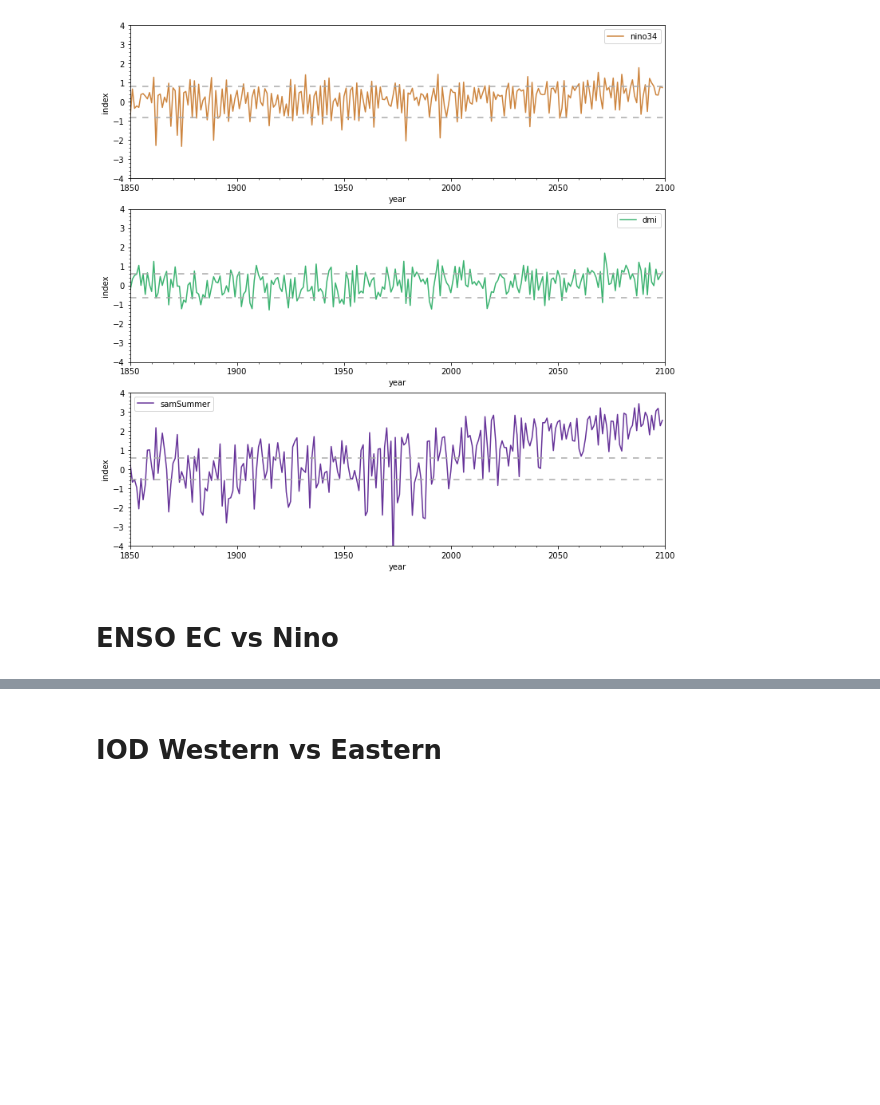
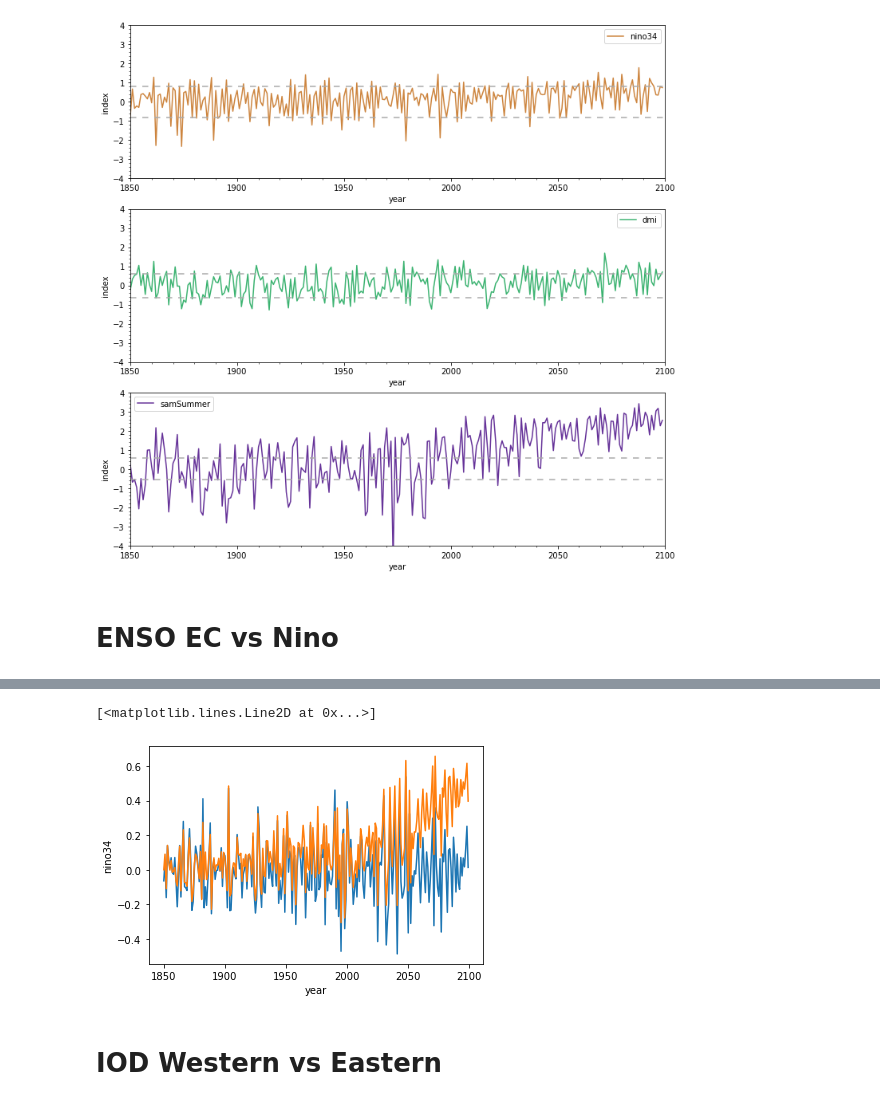
Before and after one commit to anton-seaice/compound, a Jupyter notebook: cmipIndeces.ipynb, the cells around one changed output, grey strips where cells are left out. Cells and saved outputs as stored; diff of their text form; code cells hidden in the pictures; blank space fills up the shorter version.

```diff
--- a/cmipIndeces.ipynb
+++ b/cmipIndeces.ipynb
@@ -198,0 +229,6 @@ plt.legend(['nino34 No Detrend', 'nino4 No Detrend', 'Global Equatorial SST'])
+# %%
+results['nino34RollingDetrend']=results['nino34NoDetrend']-results['nino34NoDetrend'].rolling(
+    year=11,min_periods=6,center=True
+).mean('year')
+
+results.to_netcdf('results/cmip6ssp585TradIndecesTos3.nc')
@@ -199,3 +241,9 @@ plt.legend(['nino34 No Detrend', 'nino4 No Detrend', 'Global Equatorial SST'])
+# %%
+results.nino34RollingDetrend.mean('model').plot()
+results.nino34.mean('model').plot()
+# %% [output]
+[<matplotlib.lines.Line2D at 0x...>]
+[figure, added]
 # %% [markdown]
 # IOD Western vs Eastern
 # %%
```
Also changed, not shown: parts of 15 cells of this notebook, 8 other files.
